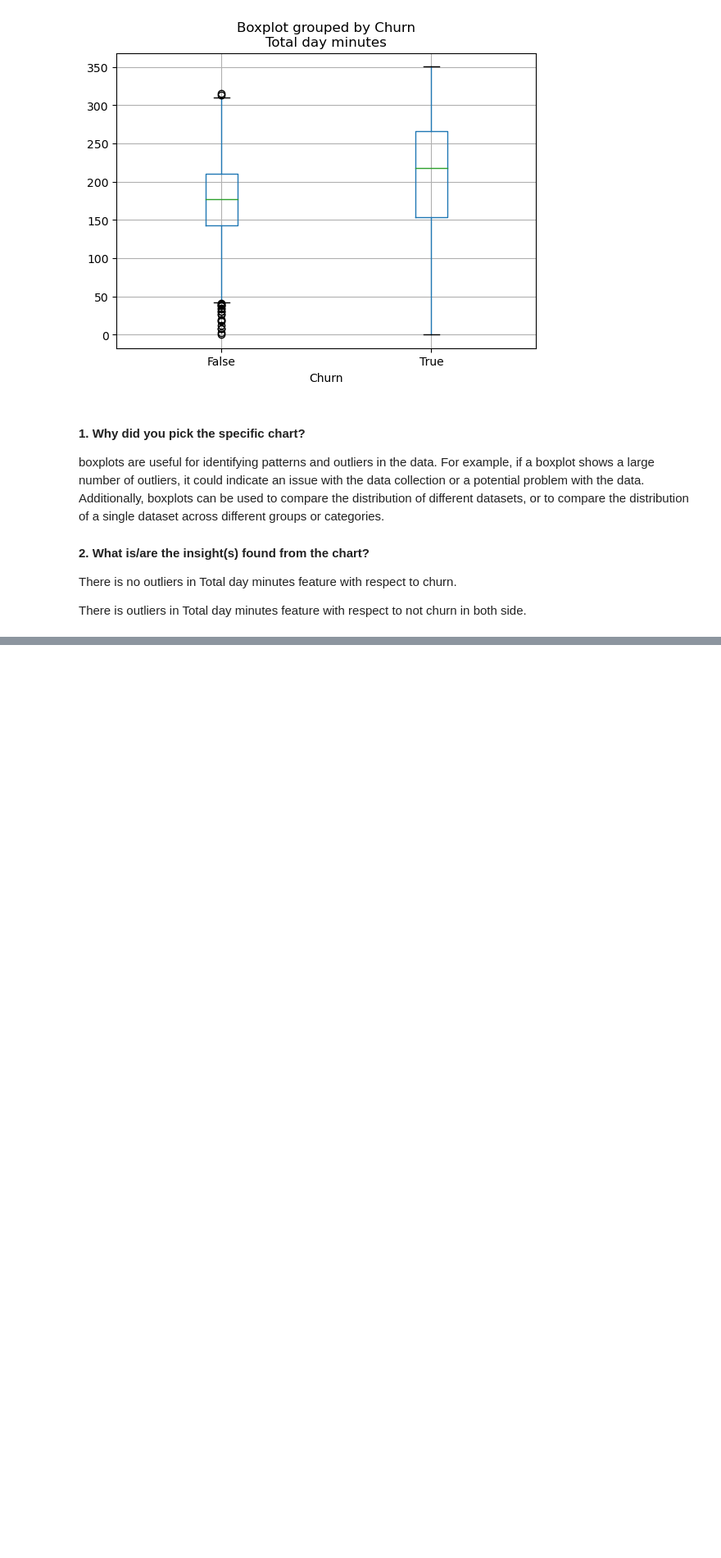
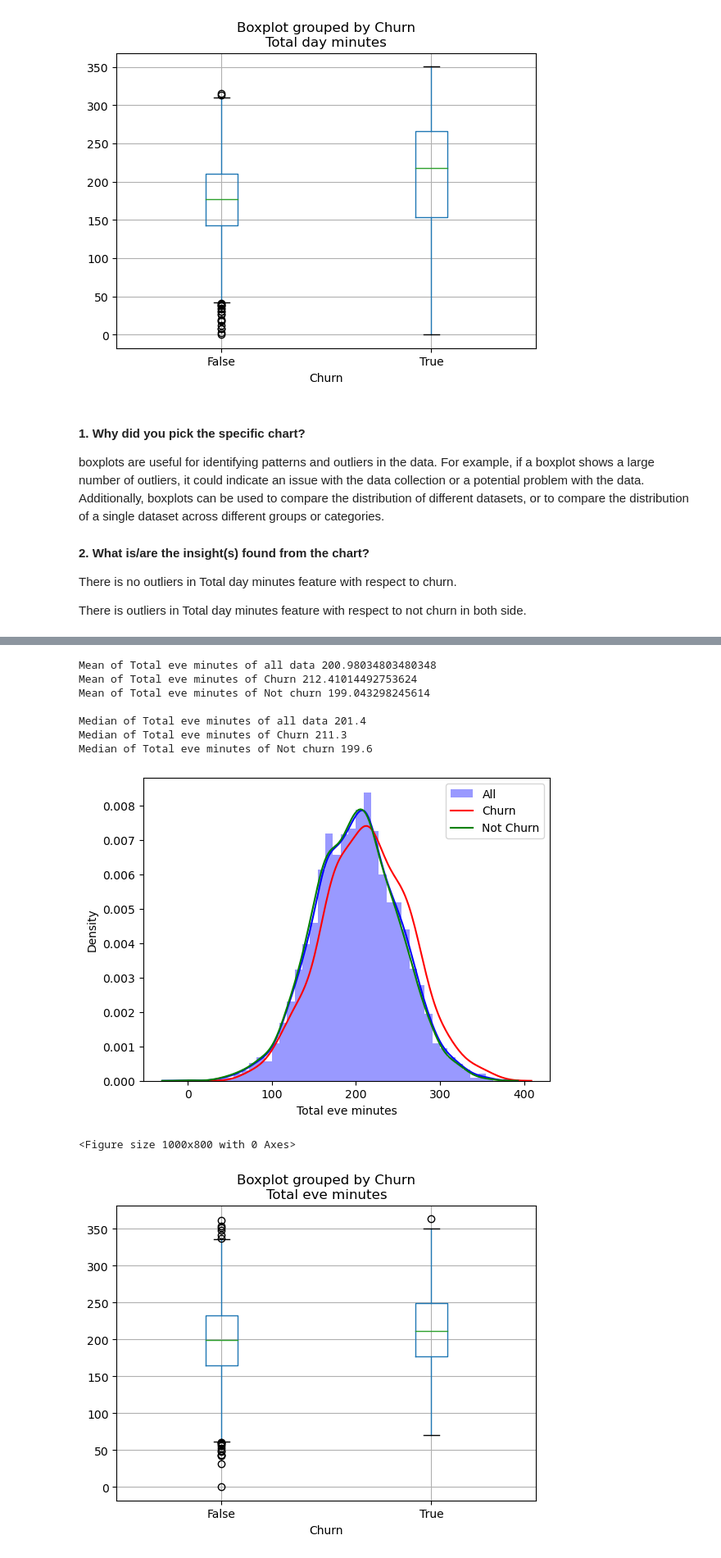
Before and after one commit to rajkumarshedage/EDA_Telecom_Churn_Prediction, a Jupyter notebook: EDA_Telecom_Churn_Prediction.ipynb, the cells around one changed output, grey strips where cells are left out. Shown: that part at 82% size. Saved outputs shown, nothing was run; the diff lists cells and outputs as text; code cells hidden in the pictures; blank space fills up the shorter version.

```diff
--- a/EDA_Telecom_Churn_Prediction.ipynb
+++ b/EDA_Telecom_Churn_Prediction.ipynb
@@ -874,0 +940,13 @@ def mean_median_distribution_outliers(feature):
+# %%
+mean_median_distribution_outliers('Total eve minutes')
+# %% [output]
+Mean of Total eve minutes of all data 200.98034803480348
+Mean of Total eve minutes of Churn 212.41014492753624
+Mean of Total eve minutes of Not churn 199.043298245614
+
+Median of Total eve minutes of all data 201.4
+Median of Total eve minutes of Churn 211.3
+Median of Total eve minutes of Not churn 199.6
+[figure, added]
+<Figure size 1000x800 with 0 Axes>
+[figure, added]
```
Also changed, not shown: parts of 11 cells of this notebook.
